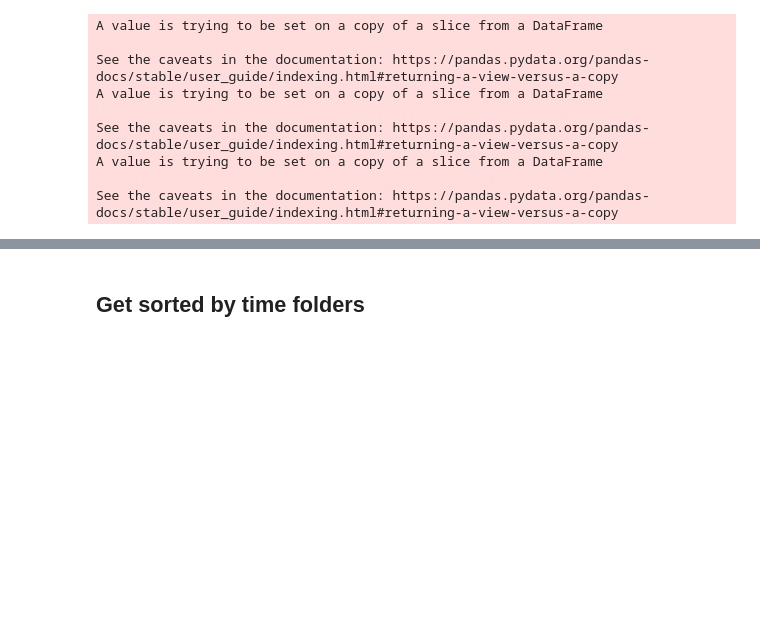
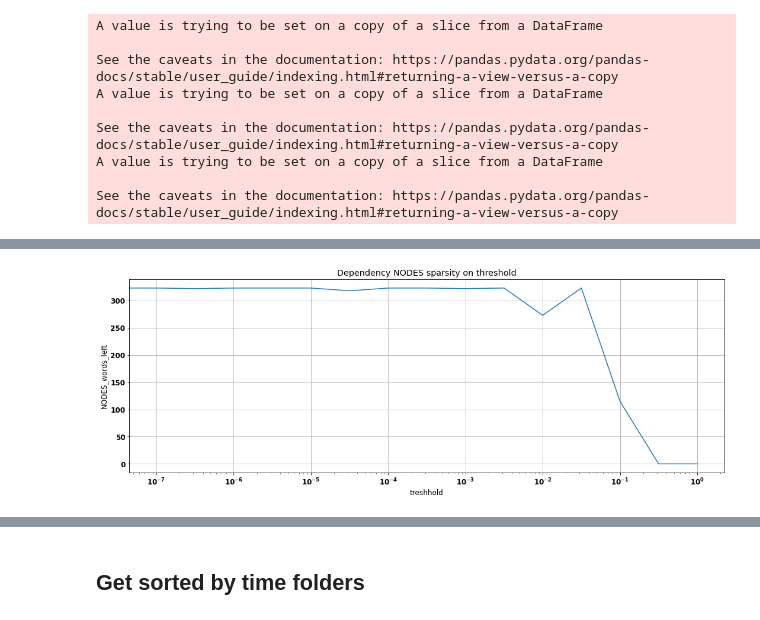
Before and after one commit to angusev/VocabularyForSourceCode, a Jupyter notebook: results.ipynb, the cells around one changed output, grey strips where cells are left out. Saved outputs shown, nothing was run; the diff lists cells and outputs as text; code cells hidden in the pictures; blank space fills up the shorter version.

```diff
--- a/results.ipynb
+++ b/results.ipynb
@@ -234,0 +410,24 @@ results[[ 'Lasso', 'GroupLasso', 'Threshold', 'best_epoch', 'Val_Prec', 'Val_Rec
+# %%
+from matplotlib import pyplot as plt
+%matplotlib inline
+
+font = {'family' : 'normal',
+        'weight' : 'bold',
+        'size'   : 12}
+
+plt.rc('font', **font)
+
+
+plt.figure(figsize=(18, 6))
+
+plt.title('Dependency NODES sparsity on threshold')
+plt.xticks(results['Threshold'])
+plt.xlabel('treshhold')
+plt.ylabel('NODES_words_left')
+plt.xscale('log')
+plt.plot(results['Threshold'], results['NODES_words_left'])
+
+plt.grid()
+plt.show()
+# %% [output]
+[figure, added]
```
Also changed, not shown: parts of 24 cells of this notebook, 9 other files.
